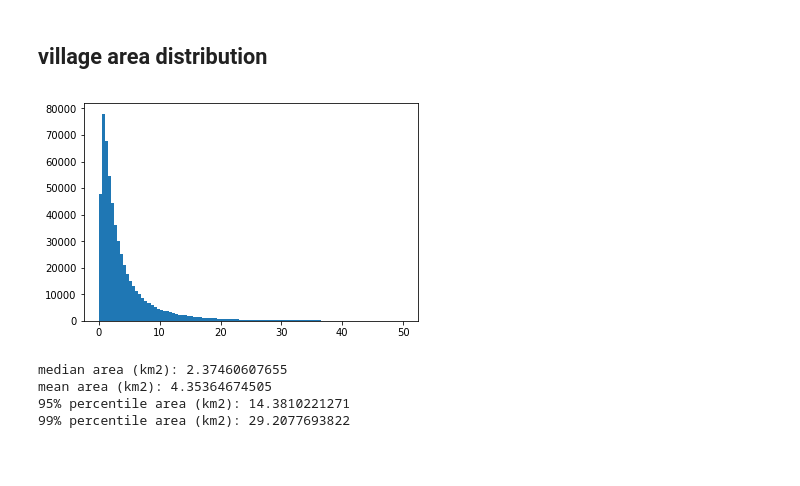
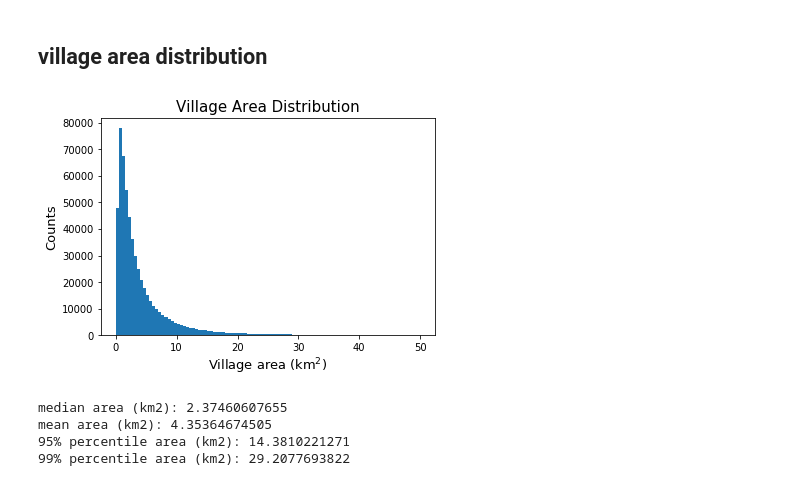
Before and after one commit to huwenjie333/cnn-population-mapping, a Jupyter notebook: code/pop_data_preprocess.ipynb, the cells around one changed output. Saved outputs shown, nothing was run; the diff lists cells and outputs as text; code cells hidden in the pictures; blank space fills up the shorter version.

```diff
--- a/code/pop_data_preprocess.ipynb
+++ b/code/pop_data_preprocess.ipynb
@@ -137,9 +138,13 @@ df.to_csv('/home/timhu/data/India_pov_pop_May17_density.csv')
 ## village area distribution
 # %%
 # distribution areas in km2
+plt.title("Village Area Distribution", fontsize=15)
+plt.ylabel("Counts", fontsize=13)
+plt.xlabel("Village area (km$^2$)", fontsize=13)
 n, bins, patches = plt.hist(df.area.values / (10**6), bins=100, range=(0, 50))
+# plt.savefig('figure2.png', dpi = 300)
 # %% [output]
-[figure, old version]
+[figure, new version]
 # %%
 print('median area (km2):', np.median(df.area.values) / (10**6))
 print('mean area (km2):', np.mean(df.area.values) / (10**6))
```
Also changed, not shown: parts of 13 cells of this notebook, 6 other files.
